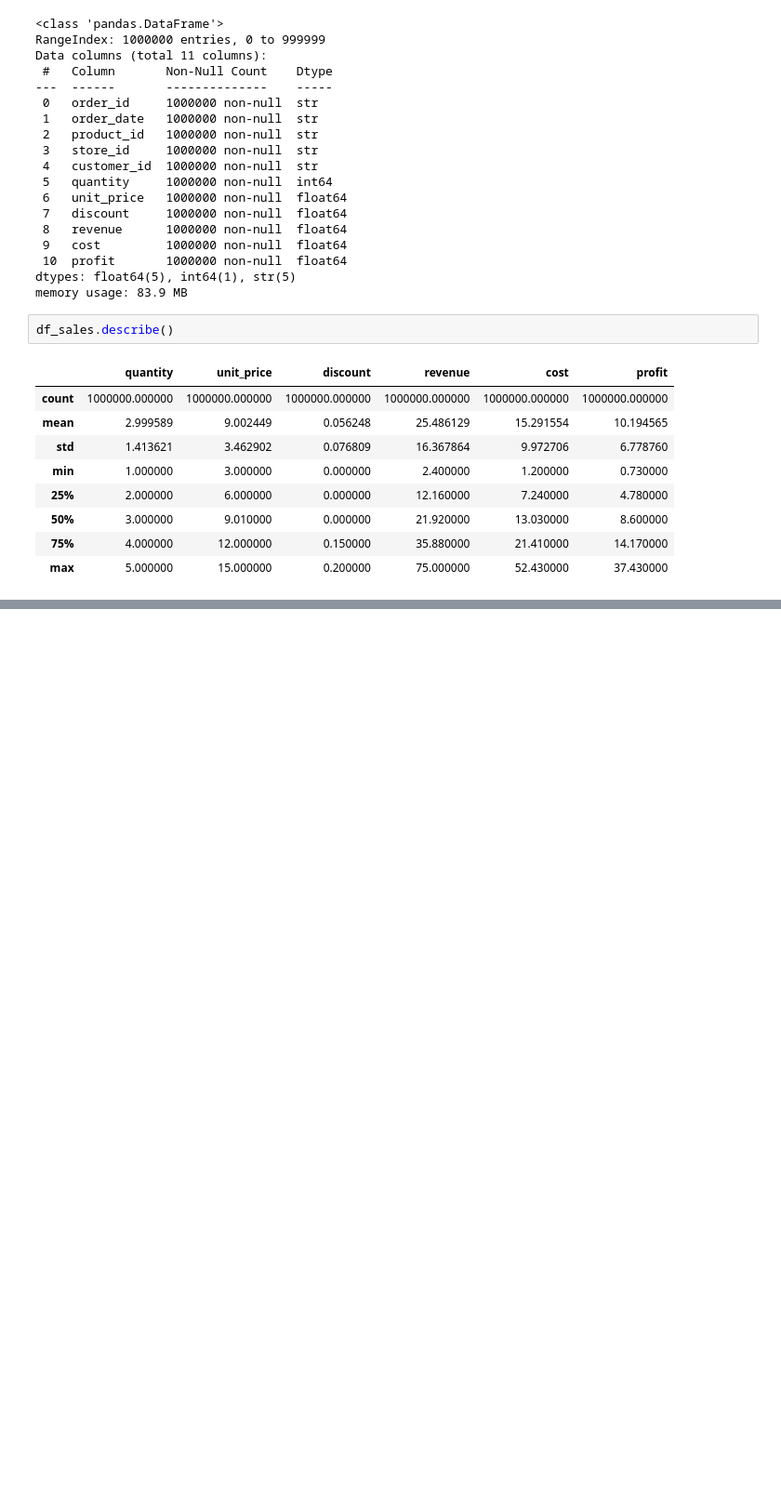
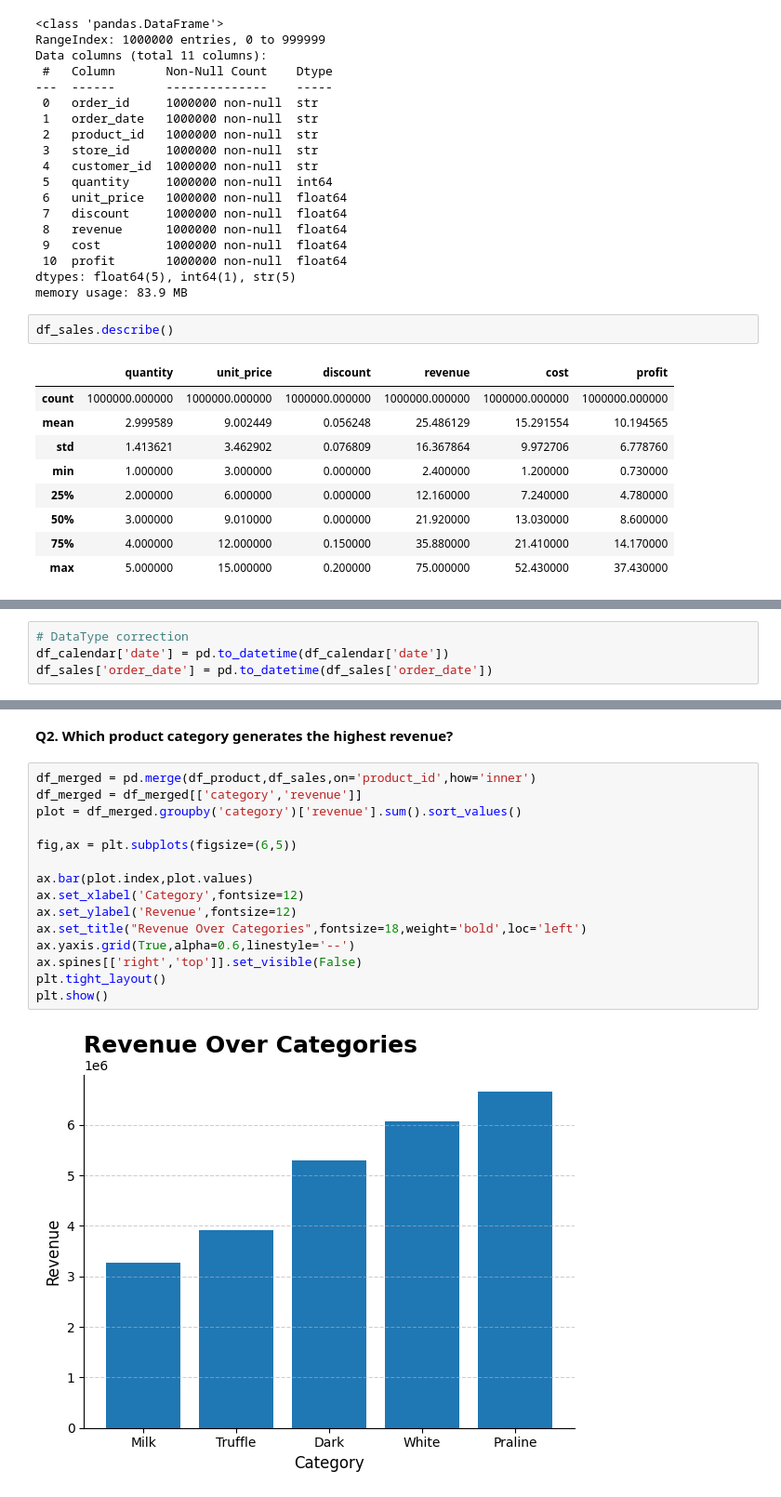
Before and after one commit to Abhaypanchal5/Data-Analytics-Portfolio, a Jupyter notebook: 04_End-To-End-Project/Chocolate sales/Notebook/notebook.ipynb, the cells around one changed output, grey strips where cells are left out. Shown at 93% size. Cells and saved outputs as stored; diff of their text form; blank space fills up the shorter version.

```diff
--- a/04_End-To-End-Project/Chocolate sales/Notebook/notebook.ipynb
+++ b/04_End-To-End-Project/Chocolate sales/Notebook/notebook.ipynb
@@ -114,0 +266,4 @@ df_sales.describe()
+# %%
+# DataType correction
+df_calendar['date'] = pd.to_datetime(df_calendar['date'])
+df_sales['order_date'] = pd.to_datetime(df_sales['order_date'])
@@ -114,0 +280,19 @@ df_sales.describe()
+# %% [markdown]
+**Q2. Which product category generates the highest revenue?**
+# %%
+df_merged = pd.merge(df_product,df_sales,on='product_id',how='inner')
+df_merged = df_merged[['category','revenue']]
+plot = df_merged.groupby('category')['revenue'].sum().sort_values()
+
+fig,ax = plt.subplots(figsize=(6,5))
+
+ax.bar(plot.index,plot.values)
+ax.set_xlabel('Category',fontsize=12)
+ax.set_ylabel('Revenue',fontsize=12)
+ax.set_title("Revenue Over Categories",fontsize=18,weight='bold',loc='left')
+ax.yaxis.grid(True,alpha=0.6,linestyle='--')
+ax.spines[['right','top']].set_visible(False)
+plt.tight_layout()
+plt.show()
+# %% [output]
+[figure, added]
```
Also changed, not shown: parts of 23 cells of this notebook.
